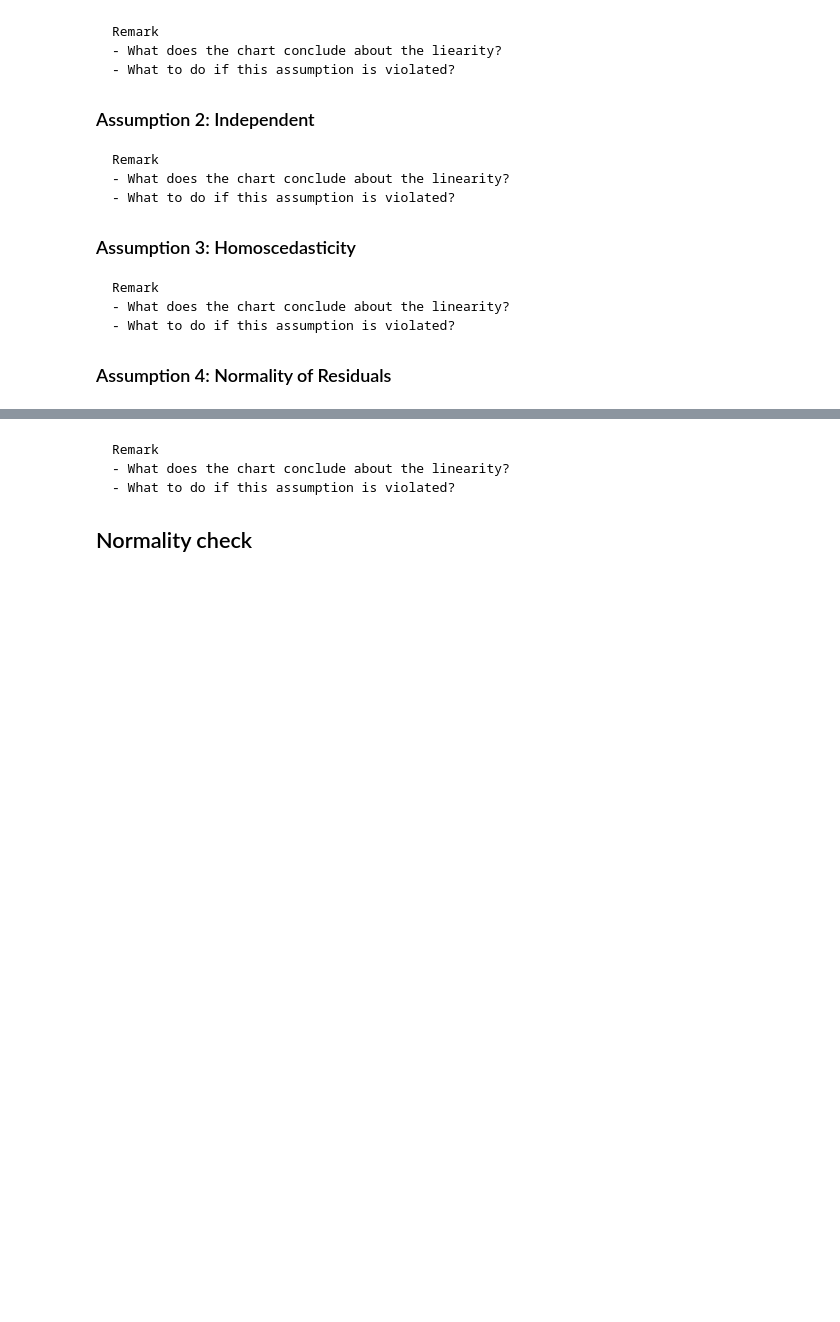
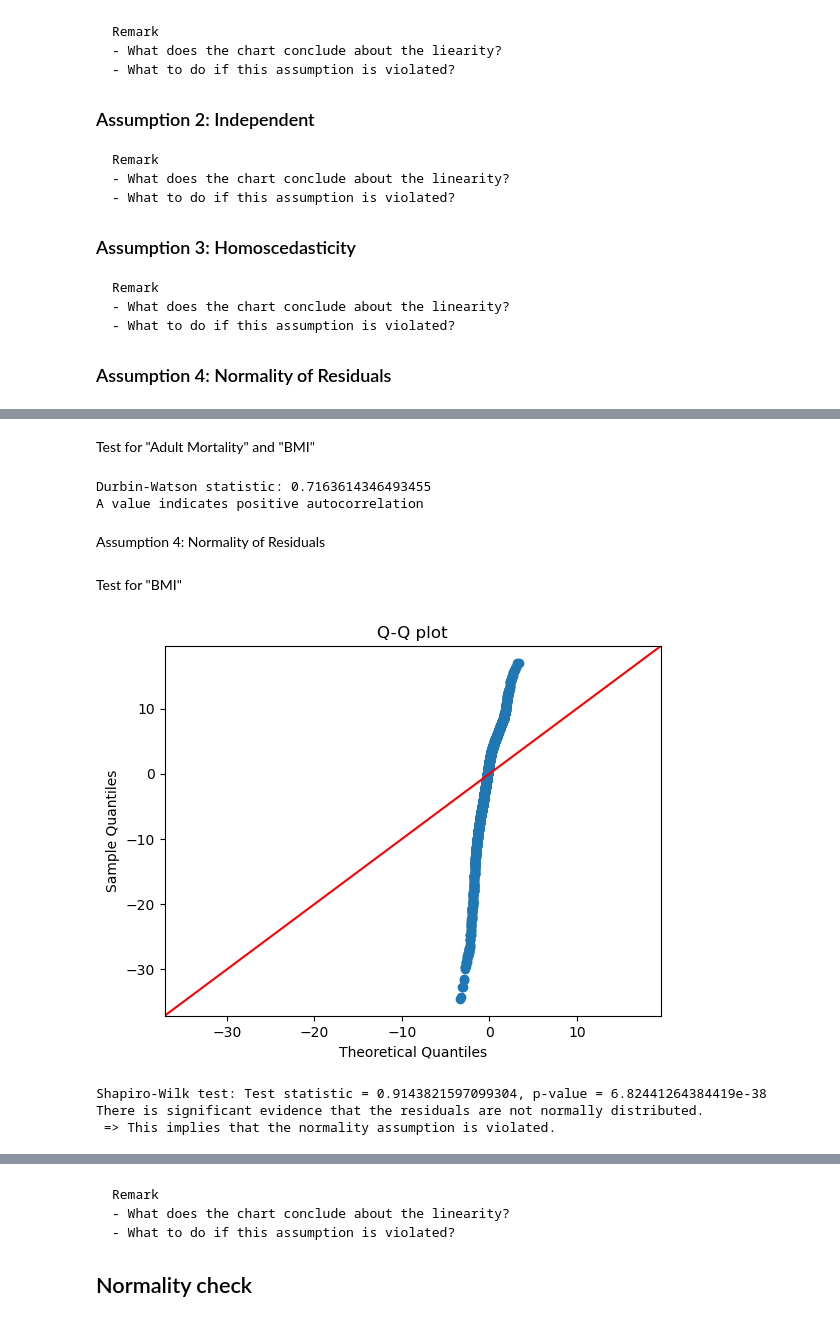
Before and after one commit to ov3ipo/SM_Project, a Jupyter notebook: final.ipynb, the cells around one changed output, grey strips where cells are left out. Cells and saved outputs as stored; diff of their text form; code cells hidden in the pictures; blank space fills up the shorter version.

```diff
--- a/final.ipynb
+++ b/final.ipynb
@@ -320,6 +414,7 @@ X2 = df_regress['BMI']
 y = df_regress['Life expectancy']
 
 model1 = smf.ols(formula='y ~ X1', data=df_regress).fit()
+residual1 = model1.resid
 print(model1.summary())
 # %% [output]
                             OLS Regression Results
@@ -434,0 +606,30 @@ Remark
+# %% [markdown]
+Test for "Adult Mortality" and "BMI"
+# %%
+Check_independent(residual3)
+# %% [output]
+Durbin-Watson statistic: 0.7163614346493455
+A value indicates positive autocorrelation
+# %% [markdown]
+Assumption 4: Normality of Residuals
+# %%
+def check_Normality(residuals):
+    sm.qqplot(residuals, line ='45')
+    plt.title('Q-Q plot')
+    plt.show()
+    # Normality (Shapiro-Wilk test)
+    shapiro_test = shapiro(residuals)
+    print(f'Shapiro-Wilk test: Test statistic = {shapiro_test[0]}, p-value = {shapiro_test[1]}')
+    if shapiro_test[1] > 0.05:
+        print("There is no significant evidence to suggest that the residuals are not normally distributed.\n => This implies that the normality assumption is likely satisfied.")
+    else :
+        print("There is significant evidence that the residuals are not normally distributed.\n => This implies that the normality assumption is violated.")
+# %% [markdown]
+Test for "BMI"
+# %%
+check_Normality(residual1)
+# %% [output]
+[figure, added]
+Shapiro-Wilk test: Test statistic = 0.9143821597099304, p-value = 6.82441264384419e-38
+There is significant evidence that the residuals are not normally distributed.
+ => This implies that the normality assumption is violated.
```
Also changed, not shown: parts of 35 cells of this notebook.
